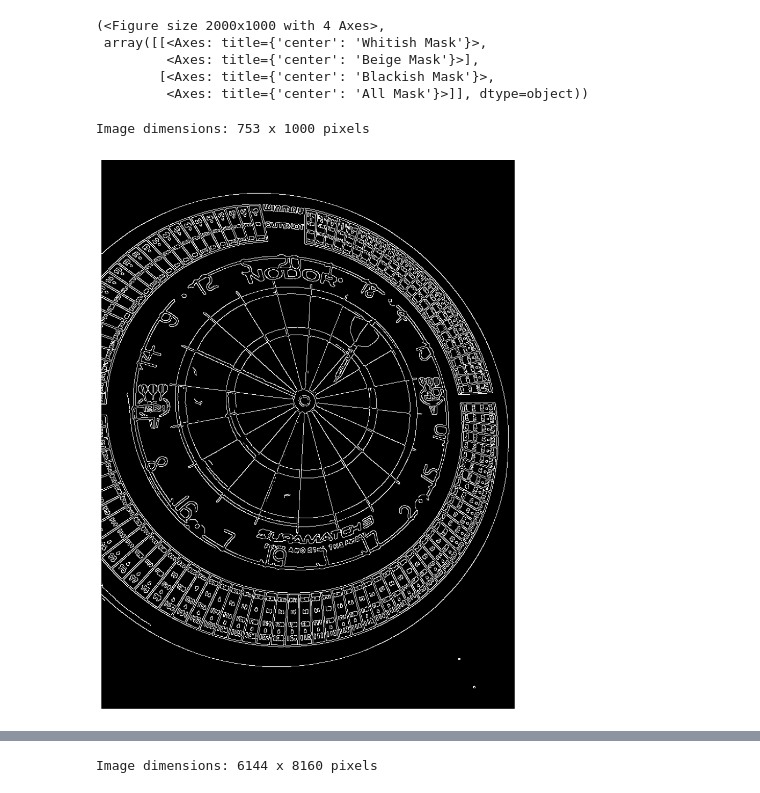
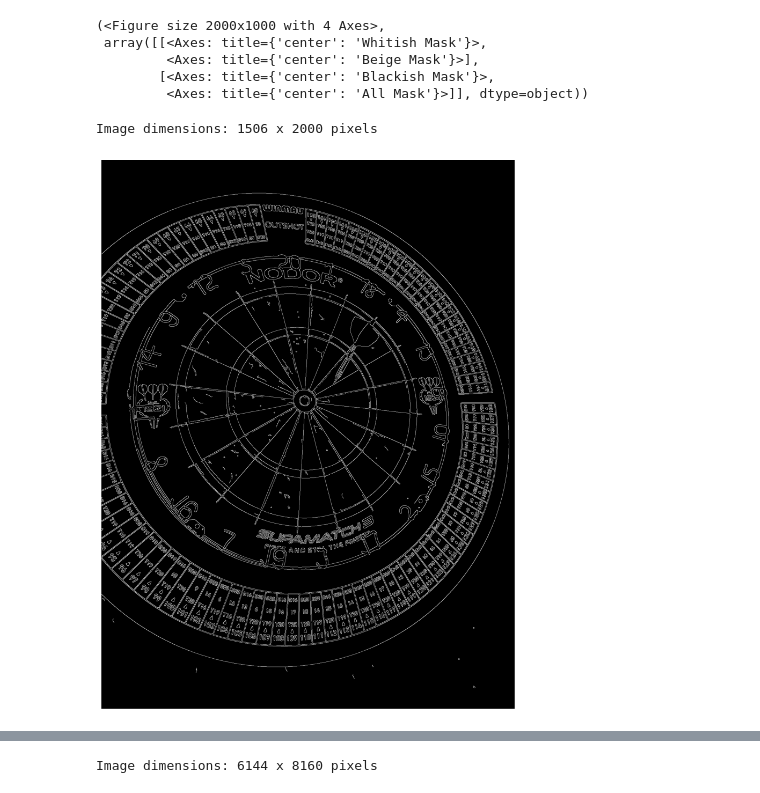
Before and after one commit to ueliwechsler/dartcv, a Jupyter notebook: src/dartcv/find_single_dart.ipynb, the cells around one changed output, grey strips where cells are left out. Cells and saved outputs as stored; diff of their text form; code cells hidden in the pictures.

```diff
--- a/src/dartcv/find_single_dart.ipynb
+++ b/src/dartcv/find_single_dart.ipynb
@@ -24,8 +24,8 @@ def display_image(img, display_width=5):
     plt.axis("off")
     plt.show()
 WORK_SIZE = 1000
-def resize_image_to_work_size(img):
-    s = WORK_SIZE / max(img.shape[:2])
+def resize_image_to_work_size(img, pxl_height=WORK_SIZE):
+    s = pxl_height / max(img.shape[:2])
     return (
         cv2.resize(img, None, fx=s, fy=s, interpolation=cv2.INTER_AREA)
         if s < 1
@@ -34,7 +34,7 @@ def resize_image_to_work_size(img):
 
 def show_image_grid(
     images,
-    titles,
+    titles=None,
     cmaps=None,
     roi=None,
     max_cols=2,
@@ -42,9 +42,10 @@ def show_image_grid(
 ):
     if not images:
         raise ValueError("Provide at least one image")
+    if titles is None:
+        titles = [""] * len(images)
     if len(images) != len(titles):
         raise ValueError("Each image needs a title")
-
     if cmaps is None:
         cmaps = [None] * len(images)
     if len(cmaps) != len(images):
@@ -82,6 +83,7 @@ def show_image_grid(
 # %%
 #display_image(img,10)
 small = resize_image_to_work_size(img)
+medium = resize_image_to_work_size(img, pxl_height=2000)
 display_image(small,5)
 # %% [output]
 Image dimensions: 753 x 1000 pixels
@@ -160,11 +162,11 @@ show_image_grid(
 # %%
 display_image(blackish_mask)
 # %%
-gray = cv2.cvtColor(small, cv2.COLOR_BGR2GRAY)
-blurred = cv2.GaussianBlur(gray, (5, 5), 0)
-edges = cv2.Canny(blurred, 50, 150)
+from dartcv.edge_detection import canny_edges
+
+edges = canny_edges(medium)
 
 display_image(edges, display_width=10)
 # %% [output]
-Image dimensions: 753 x 1000 pixels
+Image dimensions: 1506 x 2000 pixels
-[figure, old version]
+[figure, new version]
```
Also changed, not shown: parts of 5 cells of this notebook, 29 other files.
